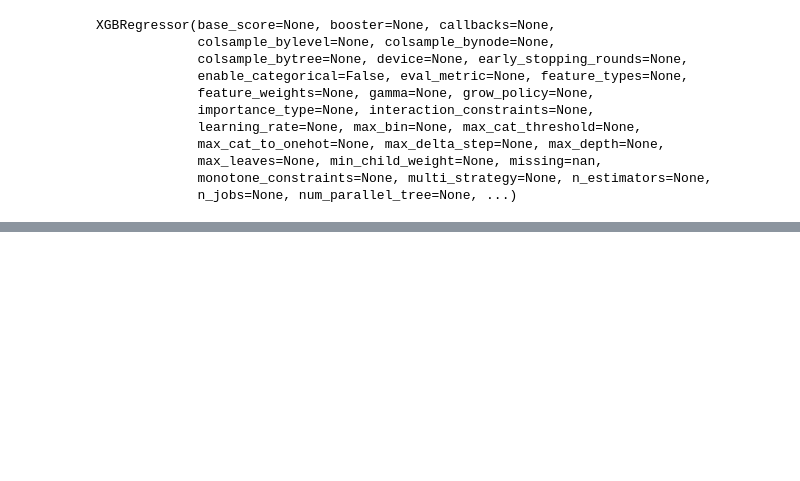
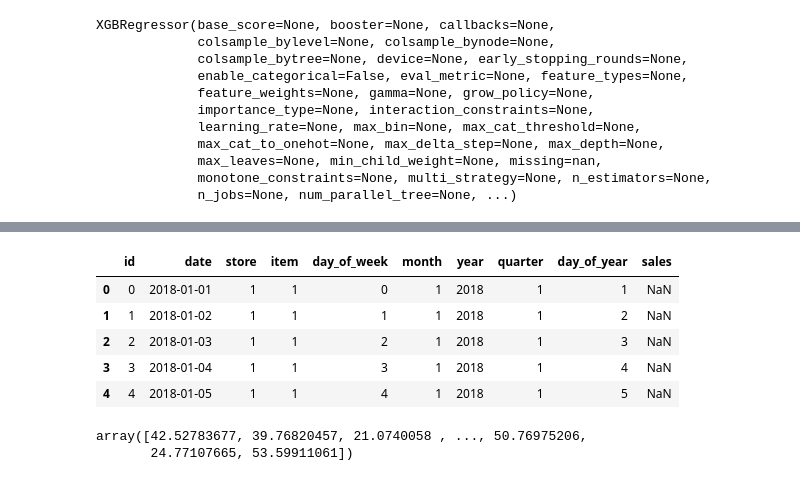
Before and after one commit to Omid4mit/ML, a Jupyter notebook: Machine_Learning/Projects/Store_Item_Demand_Forecasting/storeItemsDemandForecasting.ipynb, the cells around one changed output, grey strips where cells are left out. Drawn from its saved outputs; the diff is of its cells as text; code cells hidden in the pictures; blank space fills up the shorter version.

```diff
--- a/Machine_Learning/Projects/Store_Item_Demand_Forecasting/storeItemsDemandForecasting.ipynb
+++ b/Machine_Learning/Projects/Store_Item_Demand_Forecasting/storeItemsDemandForecasting.ipynb
@@ -274,0 +277,18 @@ XGBRegressor(base_score=None, booster=None, callbacks=None,
+# %%
+# 5.1 Prepare Test Data
+
+# 5.1.1 Load Test Data
+loadTestCSV = pd.read_csv('test.csv')
+testData = pd.DataFrame(loadTestCSV)
+
+# 5.1.2 Convert Data Types
+testData['date'] = pd.to_datetime(testData['date'])
+
+# 5.1.3 Create Time-Based Features
+testData['day_of_week'] = testData['date'].dt.dayofweek       # 0 = Monday, 6 = Sunday
+testData['month'] = testData['date'].dt.month                 # 1 to 12
+testData['year'] = testData['date'].dt.year                   # e.g., 2025
+testData['quarter'] = testData['date'].dt.quarter             # 1 to 4
+testData['day_of_year'] = testData['date'].dt.dayofyear       # 1 to 365/366
+
+testData.head()
@@ -274,0 +302,47 @@ XGBRegressor(base_score=None, booster=None, callbacks=None,
+# %%
+# 5.1.4 Create Sales Column in Test Dataset
+testData['sales'] = np.nan
+
+# 5.1.5 Create a Concated Data Frame with Train and Test
+# for Rolling Features for Fitting in Predict Model
+fullData = pd.concat([trainData, testData], sort = False)
+fullData = fullData.sort_values('date')
+
+# 5.1.6 Create Lag Features
+fullData['sales_lag_1'] = fullData['sales'].shift(1)     # Previous day
+fullData['sales_lag_7'] = fullData['sales'].shift(7)     # Same day last week
+
+# 5.1.7 Handle Missing Values (Backward Fill)
+fullData.bfill(inplace=True)
+
+# 5.1.8 Create rolling window features
+fullData['sales_7d_avg'] = fullData['sales'].rolling(window = 7).mean()
+fullData['sales_30d_max'] = fullData['sales'].rolling(window = 30).max()
+fullData['sales_14d_std'] = fullData['sales'].rolling(window = 14).std()
+
+# 5.1.9 Fill Null Values
+fullData['sales_7d_avg'] = fullData['sales_7d_avg'].fillna(fullData['sales_7d_avg'].median())
+fullData['sales_30d_max'] = fullData['sales_30d_max'].fillna(fullData['sales_30d_max'].median())
+fullData['sales_14d_std'] = fullData['sales_14d_std'].fillna(fullData['sales_14d_std'].median())
+
+testData.head()
+# %% [output]
+|  | id | date | store | item | day_of_week | month | year | quarter | day_of_year | sales |
+| 0 | 0 | 2018-01-01 | 1 | 1 | 0 | 1 | 2018 | 1 | 1 | NaN |
+| 1 | 1 | 2018-01-02 | 1 | 1 | 1 | 1 | 2018 | 1 | 2 | NaN |
+| 2 | 2 | 2018-01-03 | 1 | 1 | 2 | 1 | 2018 | 1 | 3 | NaN |
+| 3 | 3 | 2018-01-04 | 1 | 1 | 3 | 1 | 2018 | 1 | 4 | NaN |
+| 4 | 4 | 2018-01-05 | 1 | 1 | 4 | 1 | 2018 | 1 | 5 | NaN |
+# %%
+# 5.1.10 Create X_test out of fullData again
+X_test = fullData.loc[testData.index].drop(columns=['sales', 'id', 'date'])
+
+# 5.1.11 Fill Null Values of X_test
+X_test['sales_lag_1'] = X_test['sales_lag_1'].fillna(X_test['sales_lag_1']).mean()
+X_test['sales_lag_7'] = X_test['sales_lag_7'].fillna(X_test['sales_lag_7']).mean()
+X_test
+y_pred = linearRegModel.predict(X_test)
+y_pred
+# %% [output]
+array([42.52783677, 39.76820457, 21.0740058 , ..., 50.76975206,
+       24.77107665, 53.59911061])
```
Also changed, not shown: parts of 2 cells of this notebook.
